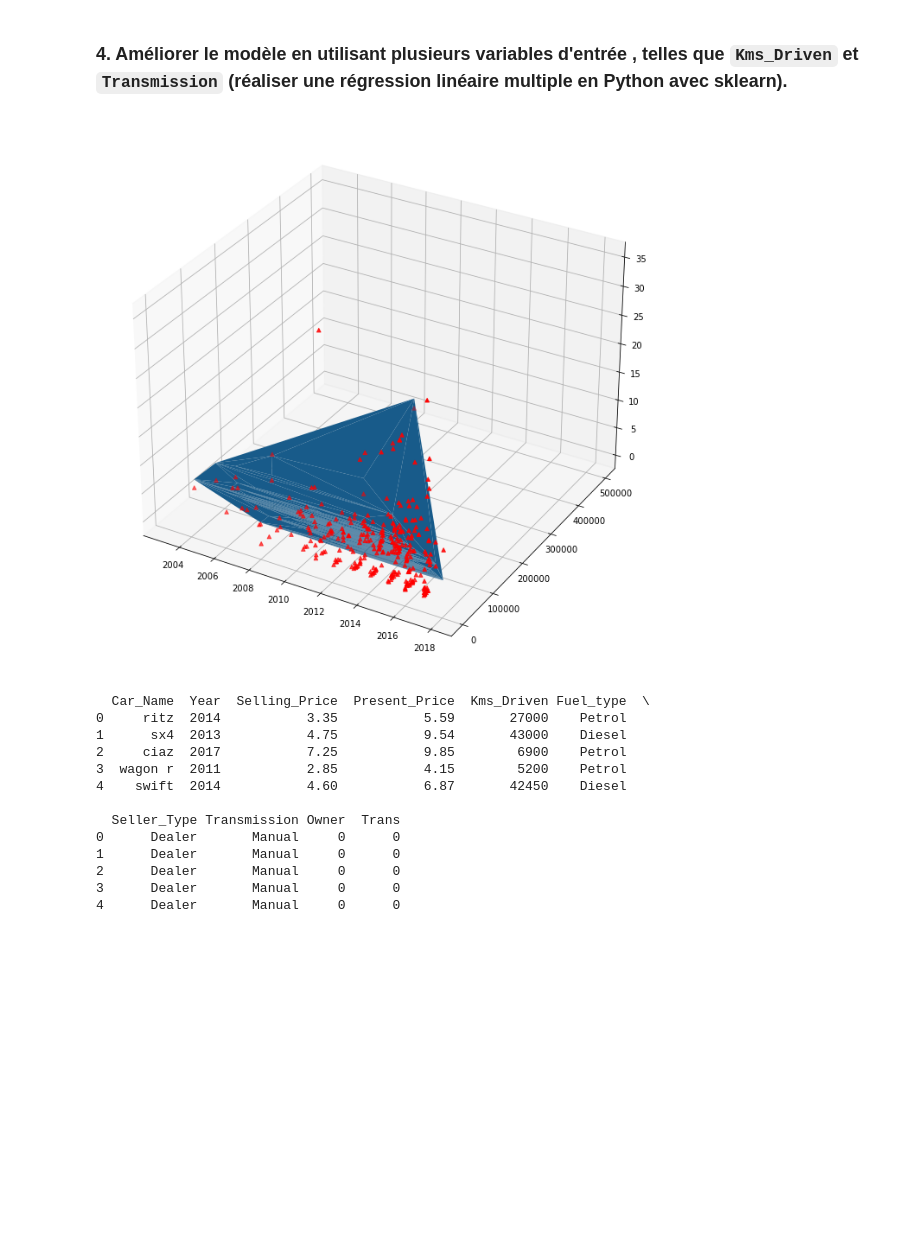
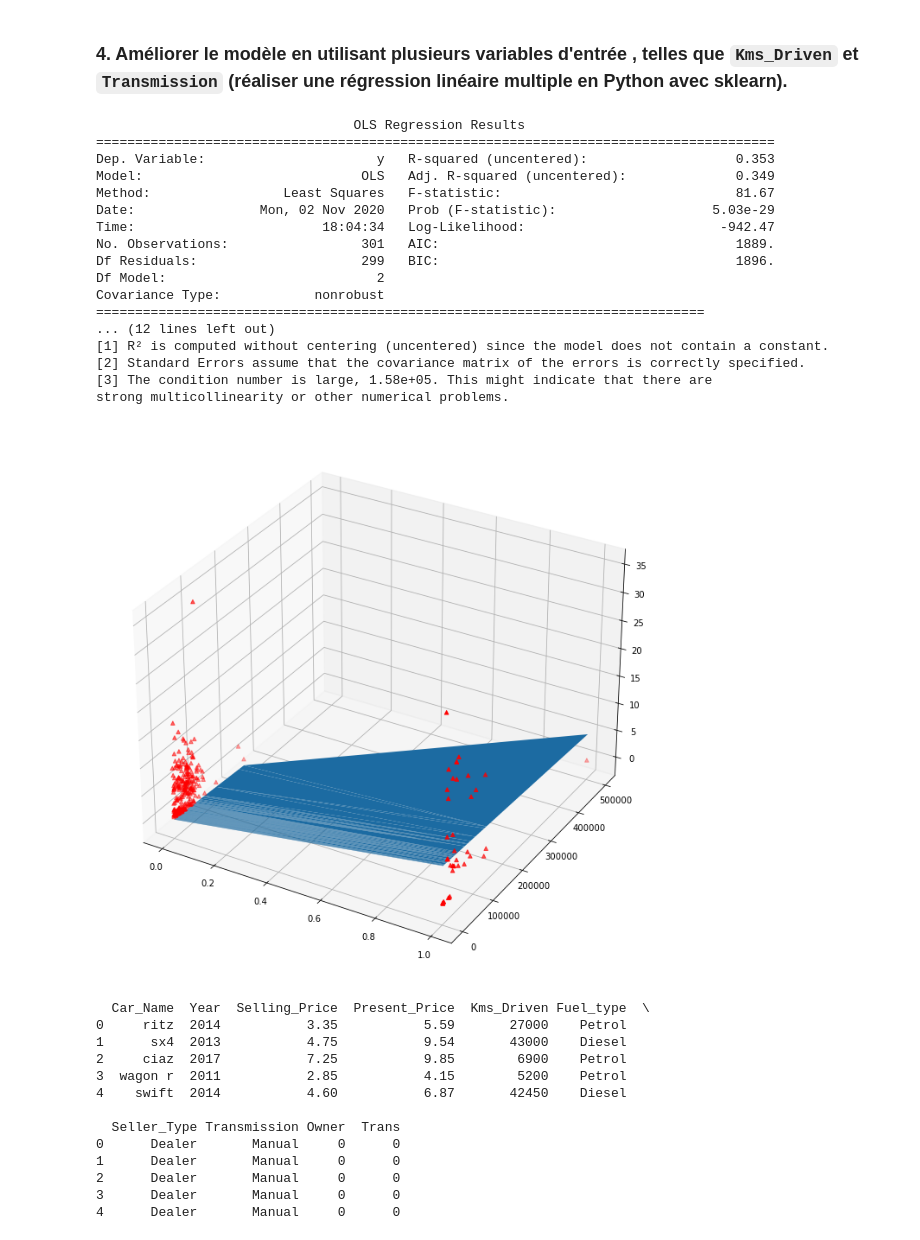
Before and after one commit to Ludo-R/CarPurchase-Project, a Jupyter notebook: carpurchase.ipynb, the cells around one changed output. Drawn from its saved outputs; the diff is of its cells as text; code cells hidden in the pictures; blank space fills up the shorter version.

Commit message:
edit plot

```diff
--- a/carpurchase.ipynb
+++ b/carpurchase.ipynb
@@ -223,48 +223,65 @@ print(prediction)
 # %%
 df['Trans'] = df['Transmission'].replace({'Manual':0, 'Automatic':1})
 
 y = df['Selling_Price'].values
-x = df[['Year', 'Kms_Driven']].values
+x = df[['Trans', 'Kms_Driven']].values
 
 mline = linear_model.LinearRegression(fit_intercept = True)
 mline.fit(x, y)
 
 est = sm.OLS(y, x).fit()
 
-#print(est.summary())
+print(est.summary())
 
-def predict_better_car(Year, Kms_Driven):
-    return  0.0020 * Year + -4.048e-06 * Kms_Driven
+def predict_better_car(Trans, Kms_Driven):
+    return  7.0506 * Trans + -4.048e-06 * Kms_Driven
 
-def predict_all(year1, kms_driven1):
+def predict_all(trans1, kms_driven1):
     predicted_prices = []
     for n in range(0, len(y)):
-        predicted_prices.append(predict_better_car(year1[n], kms_driven1[n]))
+        predicted_prices.append(predict_better_car(trans1[n], kms_driven1[n]))
     return predicted_prices
 
 
 fig = plt.figure(1, figsize=(25,25))
 ax = fig.add_subplot(1, 2, 2, projection='3d')
-ax.scatter(df["Year"], df["Kms_Driven"], df["Selling_Price"], c='r', marker='^')
+ax.scatter(df["Trans"], df["Kms_Driven"], df["Selling_Price"], c='r', marker='^')
 
-ax.plot_trisurf(df["Year"], df["Kms_Driven"], predict_all(df["Year"], df["Kms_Driven"]))
+ax.plot_trisurf(df["Trans"], df["Kms_Driven"], predict_all(df["Trans"], df["Kms_Driven"]))
 
 plt.show()
 
 print(df.head())
 # %% [output]
+                                 OLS Regression Results
+=======================================================================================
+Dep. Variable:                      y   R-squared (uncentered):                   0.353
+Model:                            OLS   Adj. R-squared (uncentered):              0.349
+Method:                 Least Squares   F-statistic:                              81.67
+Date:                Mon, 02 Nov 2020   Prob (F-statistic):                    5.03e-29
+Time:                        18:04:34   Log-Likelihood:                         -942.47
+No. Observations:                 301   AIC:                                      1889.
+Df Residuals:                     299   BIC:                                      1896.
+Df Model:                           2
+Covariance Type:            nonrobust
+==============================================================================
+... (12 lines left out)
+[1] R² is computed without centering (uncentered) since the model does not contain a constant.
+[2] Standard Errors assume that the covariance matrix of the errors is correctly specified.
+[3] The condition number is large, 1.58e+05. This might indicate that there are
+strong multicollinearity or other numerical problems.
-[figure, old version]
+[figure, new version]
-  Car_Name  Year  Selling_Price  Present_Price  Kms_Driven Fuel_type  \
-0     ritz  2014           3.35           5.59       27000    Petrol
-1      sx4  2013           4.75           9.54       43000    Diesel
-2     ciaz  2017           7.25           9.85        6900    Petrol
-3  wagon r  2011           2.85           4.15        5200    Petrol
-4    swift  2014           4.60           6.87       42450    Diesel
-
-  Seller_Type Transmission Owner  Trans
-0      Dealer       Manual     0      0
-1      Dealer       Manual     0      0
-2      Dealer       Manual     0      0
-3      Dealer       Manual     0      0
-4      Dealer       Manual     0      0
+  Car_Name  Year  Selling_Price  Present_Price  Kms_Driven Fuel_type  \
+0     ritz  2014           3.35           5.59       27000    Petrol
+1      sx4  2013           4.75           9.54       43000    Diesel
+2     ciaz  2017           7.25           9.85        6900    Petrol
+3  wagon r  2011           2.85           4.15        5200    Petrol
+4    swift  2014           4.60           6.87       42450    Diesel
+
+  Seller_Type Transmission Owner  Trans
+0      Dealer       Manual     0      0
+1      Dealer       Manual     0      0
+2      Dealer       Manual     0      0
+3      Dealer       Manual     0      0
+4      Dealer       Manual     0      0
 # %%
```
Also changed, not shown: parts of 1 cell of this notebook.
